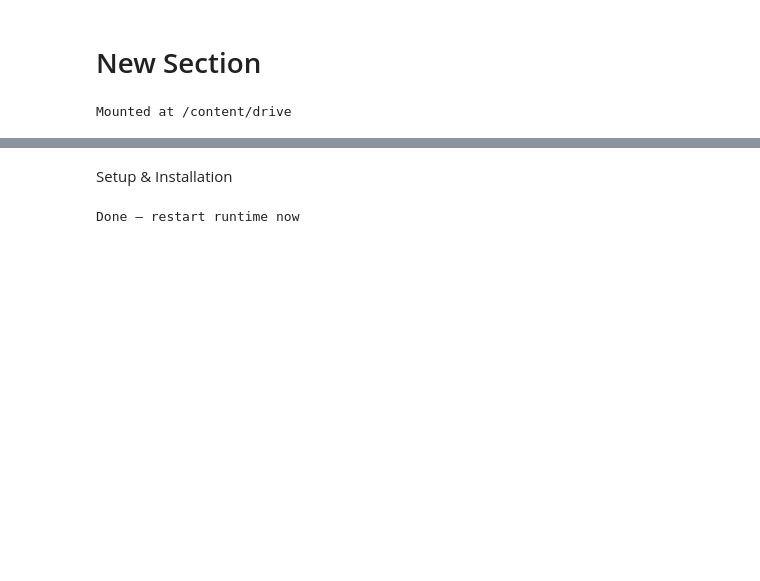
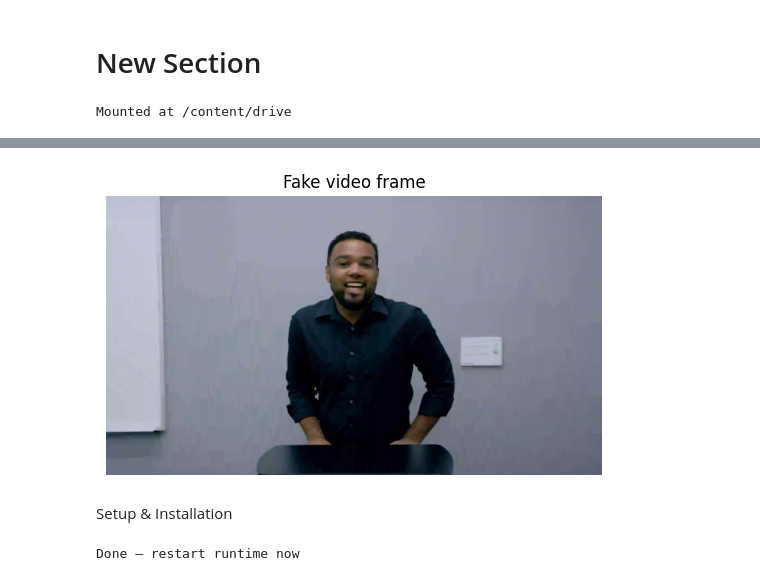
Before and after one commit to crrbnsn/deepfake-detection-cyb486, a Jupyter notebook: Crystal_Mouth_Region_Deepfake_Detection.ipynb, the cells around one changed output, grey strips where cells are left out. Saved outputs shown, nothing was run; the diff lists cells and outputs as text; code cells hidden in the pictures; blank space fills up the shorter version.

```diff
--- a/Crystal_Mouth_Region_Deepfake_Detection.ipynb
+++ b/Crystal_Mouth_Region_Deepfake_Detection.ipynb
@@ -39,3 +360,14 @@ WARNING: skipping downlo
+# %%
+fake_folder = os.path.join(fake_frames, '13_02__podium_speech_happy__2YSYT2N3')
+first_fake_frame = os.path.join(fake_folder, 'frame_0001.png')
+
+img = Image.open(first_fake_frame)
+plt.imshow(img)
+plt.title("Fake video frame")
+plt.axis('off')
+plt.show()
+# %% [output]
+[figure, added]
 # %% [markdown]
 Setup & Installation
 # %%
```
Also changed, not shown: parts of 12 cells of this notebook.
